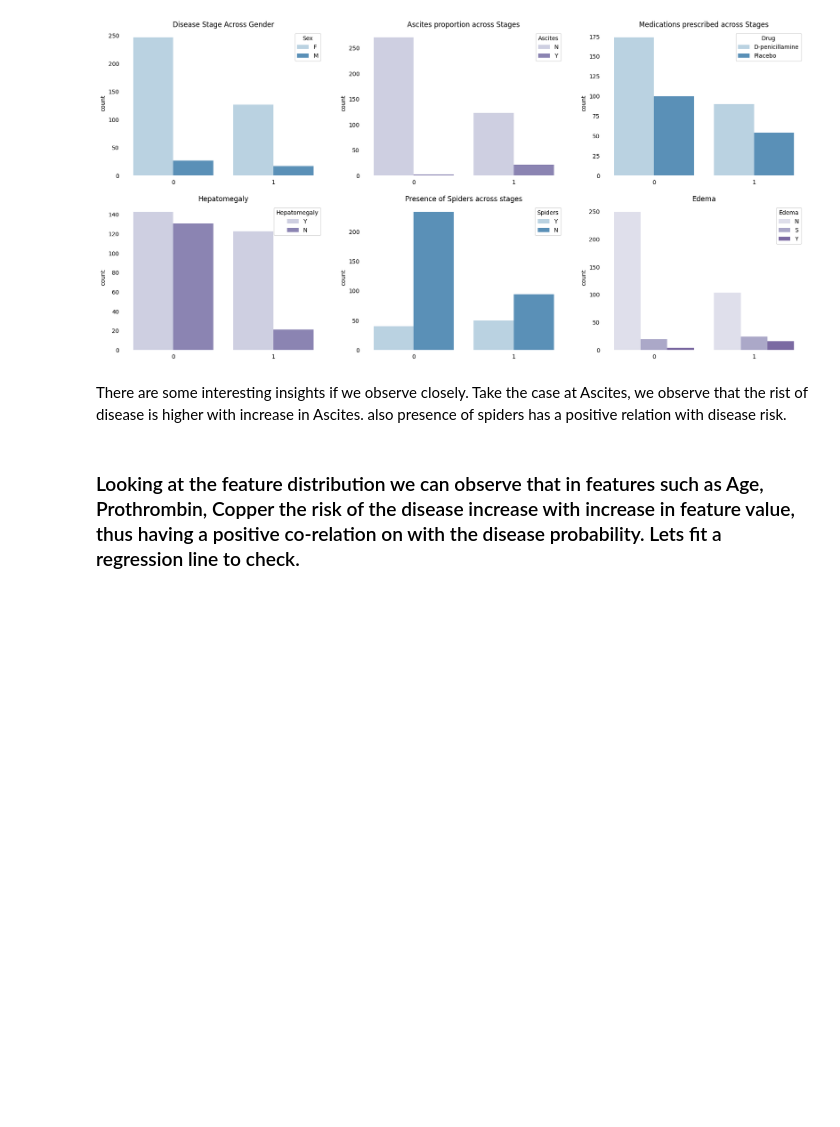
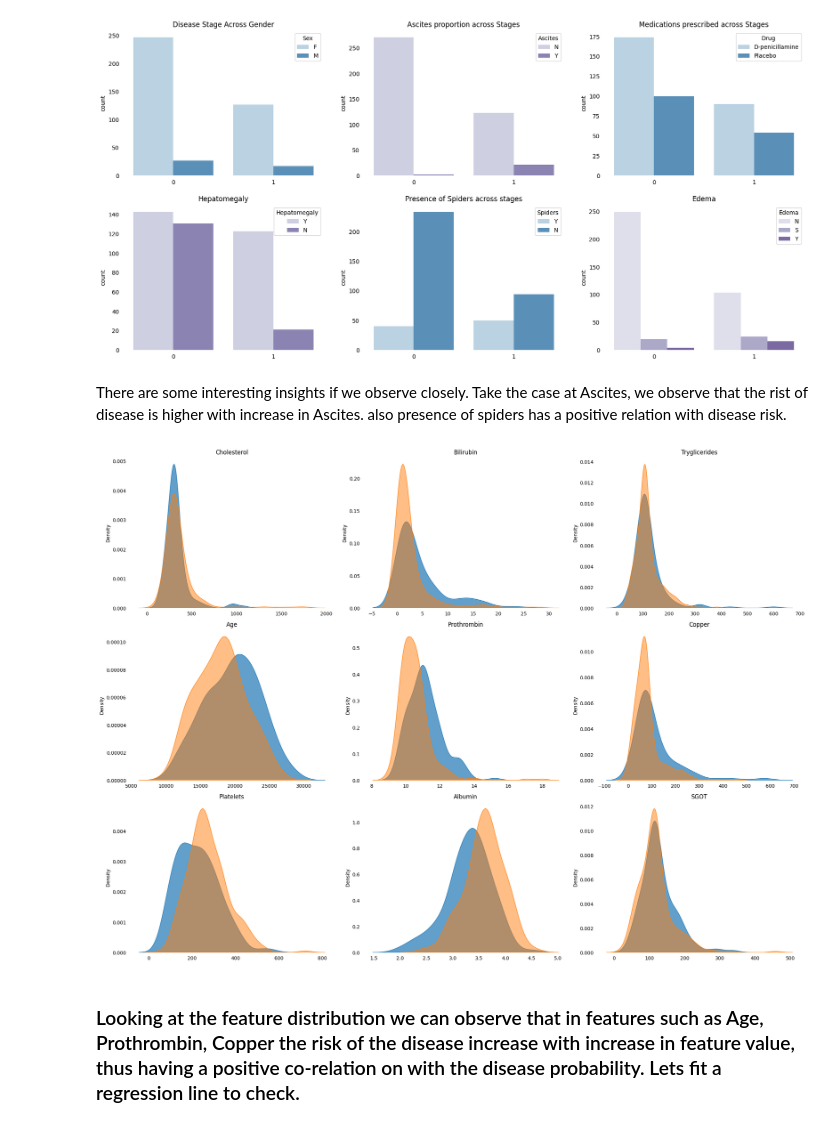
Before and after one commit to aslucky0143/final-year-project, a Jupyter notebook: liver-cirrhosis-prediction-with-xgboost-eda.ipynb, the cells around one changed output. Drawn from its saved outputs; the diff is of its cells as text; code cells hidden in the pictures; blank space fills up the shorter version.

```diff
--- a/liver-cirrhosis-prediction-with-xgboost-eda.ipynb
+++ b/liver-cirrhosis-prediction-with-xgboost-eda.ipynb
@@ -294,5 +294,35 @@ plt.title('Edema');
 [figure]
 # %% [markdown]
 There are some interesting insights if we observe closely. Take the case at Ascites, we observe that the rist of disease is higher with increase in Ascites. also presence of spiders has a positive relation with disease risk.
+# %%
+import seaborn as sns
+import matplotlib.pyplot as plt
+
+# Assuming df has columns with names mentioned in the code
+
+plt.figure(figsize=(20.6, 15))  # Adjust figsize as needed
+
+# Define transparency levels (adjust alpha values as needed)
+alphas = [0.7, 0.5, 0.3]  # Adjust the number of alphas based on unique stages
+
+# Loop through features (assuming they are columns in df)
+features = ['Cholesterol', 'Bilirubin', 'Tryglicerides', 'Age', 'Prothrombin', 'Copper', 'Platelets', 'Albumin', 'SGOT']
+row_counter = 1
+
+for feature in features:
+    plt.subplot(3, 3, row_counter)
+    for stage, alpha in zip(df['Stage'].unique(), alphas):
+        data_subset = df[df['Stage'] == stage]
+        sns.kdeplot(data=data_subset, x=feature, fill=True, alpha=alpha)
+    sns.despine(top=True, right=True, bottom=True, left=True)
+    plt.tick_params(axis='both', which='both', bottom=False, top=False, left=False)
+    plt.xlabel('')
+    plt.title(feature)
+    row_counter += 1
+
+plt.tight_layout()  # Adjust spacing between subplots
+plt.show()
+# %% [output]
+[figure, added]
 # %% [markdown]
 ### Looking at the feature distribution we can observe that in features such as Age, Prothrombin, Copper the risk of the disease increase with increase in feature value, thus having a positive co-relation on with the disease probability. Lets fit a regression line to check.
```
Also changed, not shown: parts of 8 cells of this notebook, 4 other files.
